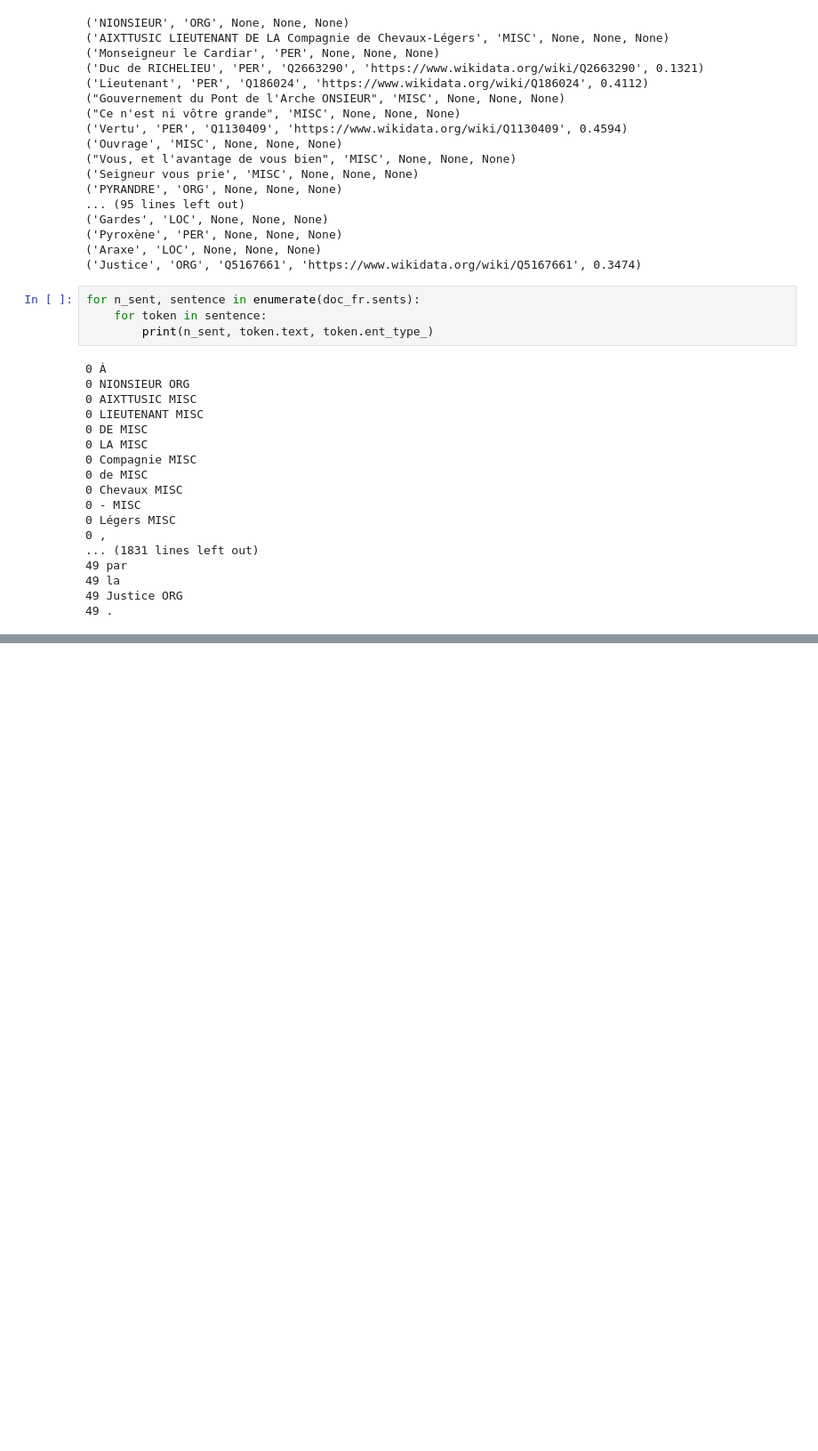
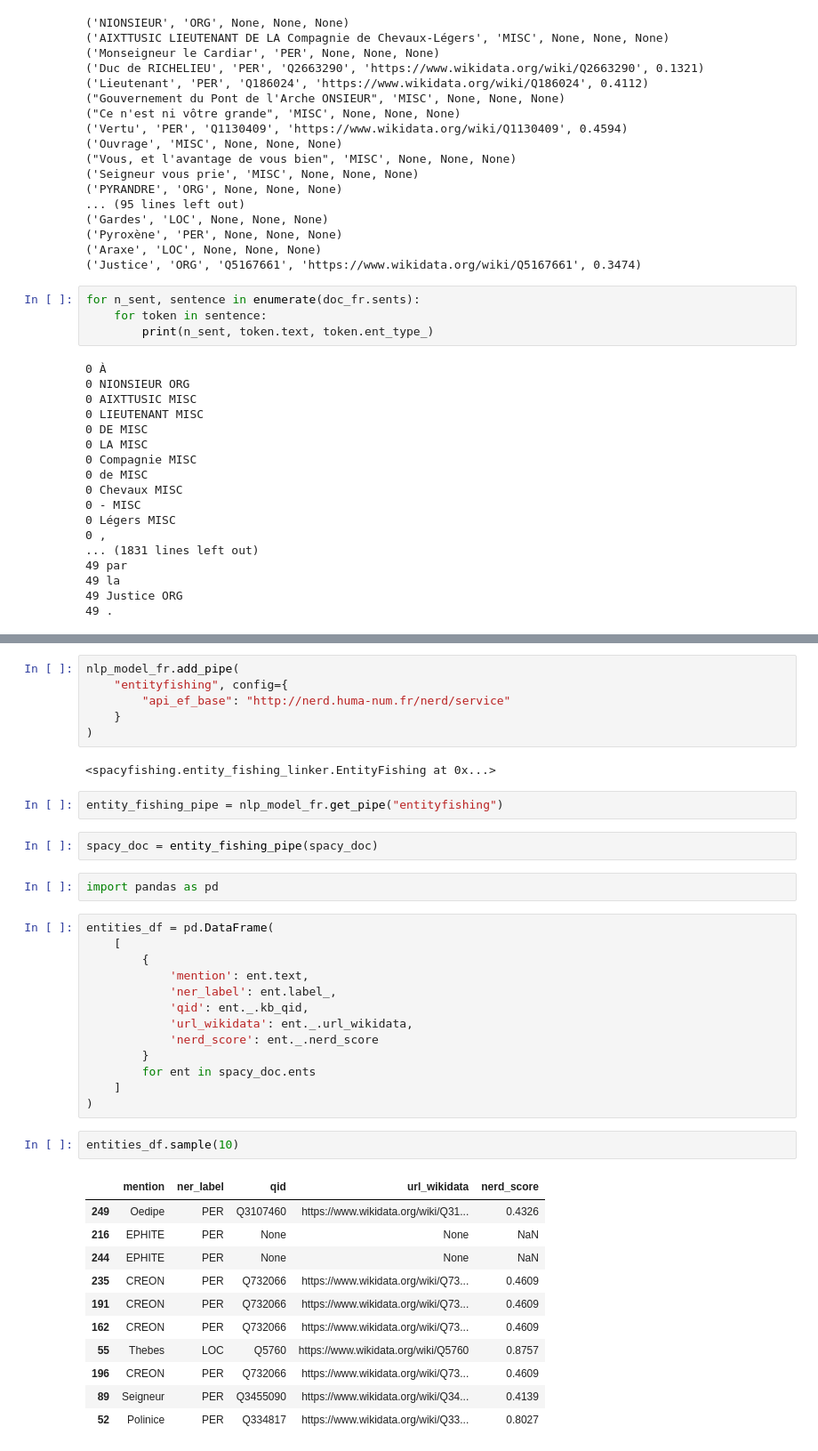
Before and after one commit to TextEnt/chrono-spatial-processing, a Jupyter notebook: test-entity-linkers.ipynb, the cells around one changed output, grey strips where cells are left out. Shown at 89% size. Saved outputs shown, nothing was run; the diff lists cells and outputs as text; blank space fills up the shorter version.

Commit message:
refactored code in notebook (spacy pipeline)

```diff
--- a/test-entity-linkers.ipynb
+++ b/test-entity-linkers.ipynb
@@ -146,0 +189,41 @@ This is doable but requires a mapping between each token in the spacy document a
+# %%
+nlp_model_fr.add_pipe(
+    "entityfishing", config={
+        "api_ef_base": "http://nerd.huma-num.fr/nerd/service"
+    }
+)
+# %% [output]
+<spacyfishing.entity_fishing_linker.EntityFishing at 0x...>
+# %%
+entity_fishing_pipe = nlp_model_fr.get_pipe("entityfishing")
+# %%
+spacy_doc = entity_fishing_pipe(spacy_doc)
+# %%
+import pandas as pd
+# %%
+entities_df = pd.DataFrame(
+    [
+        {
+            'mention': ent.text,
+            'ner_label': ent.label_,
+            'qid': ent._.kb_qid,
+            'url_wikidata': ent._.url_wikidata,
+            'nerd_score': ent._.nerd_score
+        }
+        for ent in spacy_doc.ents
+    ]
+)
+# %%
+entities_df.sample(10)
+# %% [output]
+|  | mention | ner_label | qid | url_wikidata | nerd_score |
+| 249 | Oedipe | PER | Q3107460 | https://www.wikidata.org/wiki/Q31... | 0.4326 |
+| 216 | EPHITE | PER | None | None | NaN |
+| 244 | EPHITE | PER | None | None | NaN |
+| 235 | CREON | PER | Q732066 | https://www.wikidata.org/wiki/Q73... | 0.4609 |
+| 191 | CREON | PER | Q732066 | https://www.wikidata.org/wiki/Q73... | 0.4609 |
+| 162 | CREON | PER | Q732066 | https://www.wikidata.org/wiki/Q73... | 0.4609 |
+| 55 | Thebes | LOC | Q5760 | https://www.wikidata.org/wiki/Q5760 | 0.8757 |
+| 196 | CREON | PER | Q732066 | https://www.wikidata.org/wiki/Q73... | 0.4609 |
+| 89 | Seigneur | PER | Q3455090 | https://www.wikidata.org/wiki/Q34... | 0.4139 |
+| 52 | Polinice | PER | Q334817 | https://www.wikidata.org/wiki/Q33... | 0.8027 |
```
Also changed, not shown: parts of 19 cells of this notebook, 1 other file.
